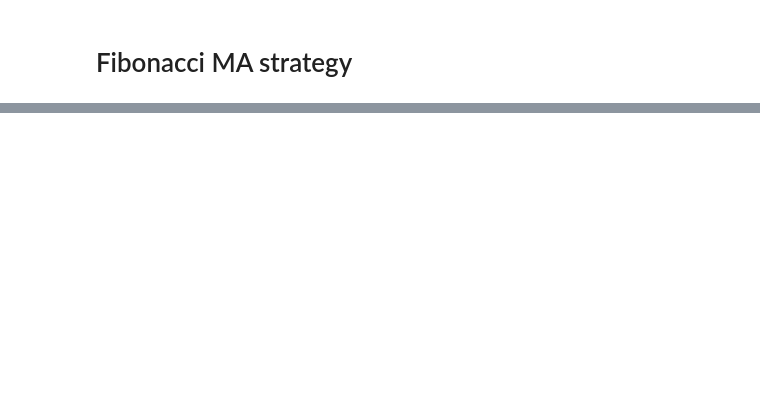
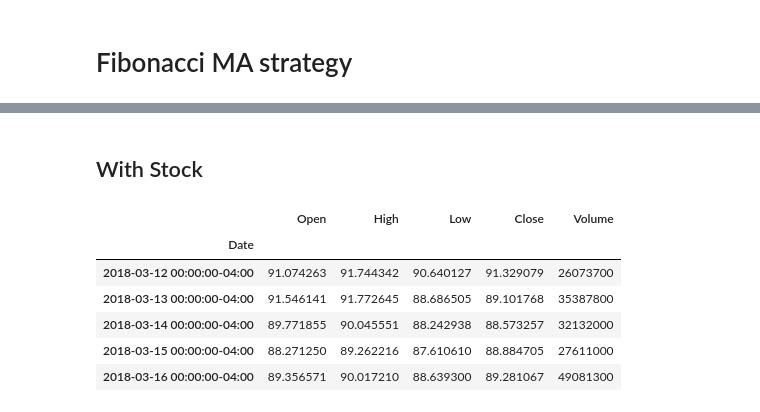
Before and after one commit to BaptisteZloch/Trading-strategies-and-indicators, a Jupyter notebook: src/11_Fibonacci_Moving_Average-strategy.ipynb, the cells around one changed output, grey strips where cells are left out. Cells and saved outputs as stored; diff of their text form; code cells hidden in the pictures; blank space fills up the shorter version.

```diff
--- a/src/11_Fibonacci_Moving_Average-strategy.ipynb
+++ b/src/11_Fibonacci_Moving_Average-strategy.ipynb
@@ -123,0 +169,18 @@ Exit reasons repartition:
+# %% [markdown]
+## With Stock
+# %%
+import yfinance as yf
+
+ticker = "MSFT" # MSFT, TSLA, AAPL, AMZN, JPM, Gold (GC=F)
+
+stock = yf.Ticker(ticker).history(period='5y',interval="1d")
+stock.drop(columns=["Dividends","Stock Splits"],inplace=True)
+stock.head()
+# %% [output]
+|  | Open | High | Low | Close | Volume |
+| Date |  |  |  |  |  |
+| 2018-03-12 00:00:00-04:00 | 91.074263 | 91.744342 | 90.640127 | 91.329079 | 26073700 |
+| 2018-03-13 00:00:00-04:00 | 91.546141 | 91.772645 | 88.686505 | 89.101768 | 35387800 |
+| 2018-03-14 00:00:00-04:00 | 89.771855 | 90.045551 | 88.242938 | 88.573257 | 32132000 |
+| 2018-03-15 00:00:00-04:00 | 88.271250 | 89.262216 | 87.610610 | 88.884705 | 27611000 |
+| 2018-03-16 00:00:00-04:00 | 89.356571 | 90.017210 | 88.639300 | 89.281067 | 49081300 |
```
Also changed, not shown: parts of 7 cells of this notebook, 3 other files.
